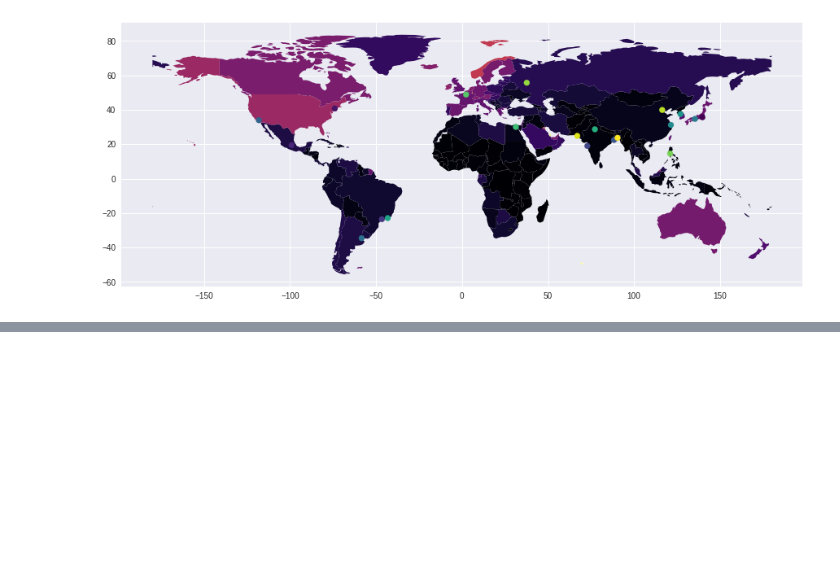
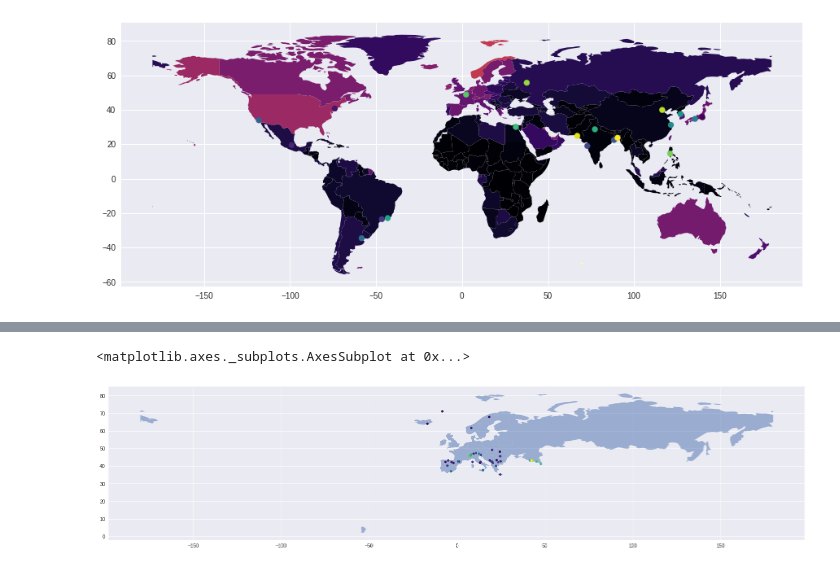
Before and after one commit to dantepawn/bike_speed_map, a Jupyter notebook: geopandas.ipynb, the cells around one changed output, grey strips where cells are left out. Drawn from its saved outputs; the diff is of its cells as text; code cells hidden in the pictures; blank space fills up the shorter version.

```diff
--- a/geopandas.ipynb
+++ b/geopandas.ipynb
@@ -245,0 +250,2 @@ centroid.plot(ax = base)
+# %%
+mountain = geopandas.read_file('https://d2ad6b4ur7yvpq.cloudfront.net/naturalearth-3.3.0/ne_10m_geography_regions_elevation_points.geojson')
@@ -245,0 +270,2 @@ centroid.plot(ax = base)
+# %%
+mount = mountain[(mountain['region'] == 'Europe') & (mountain['elevation'] > 2000)]
@@ -245,0 +277,7 @@ centroid.plot(ax = base)
+# %%
+base = world[world.continent == 'Europe'].plot(alpha = 0.5 , figsize = (25,25))
+
+mount.plot(column = 'elevation' , ax = base , cmap = 'viridis', markersize = 20 )
+# %% [output]
+<matplotlib.axes._subplots.AxesSubplot at 0x...>
+[figure, added]
```
Also changed, not shown: parts of 9 cells of this notebook.
